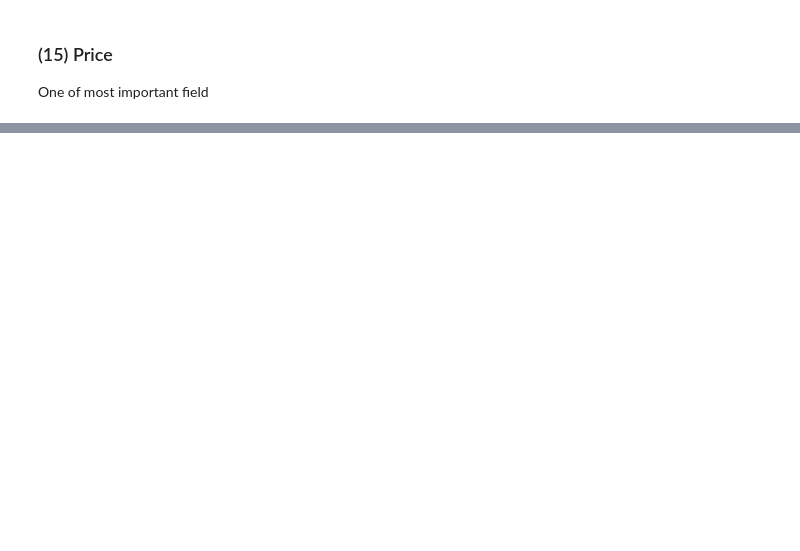
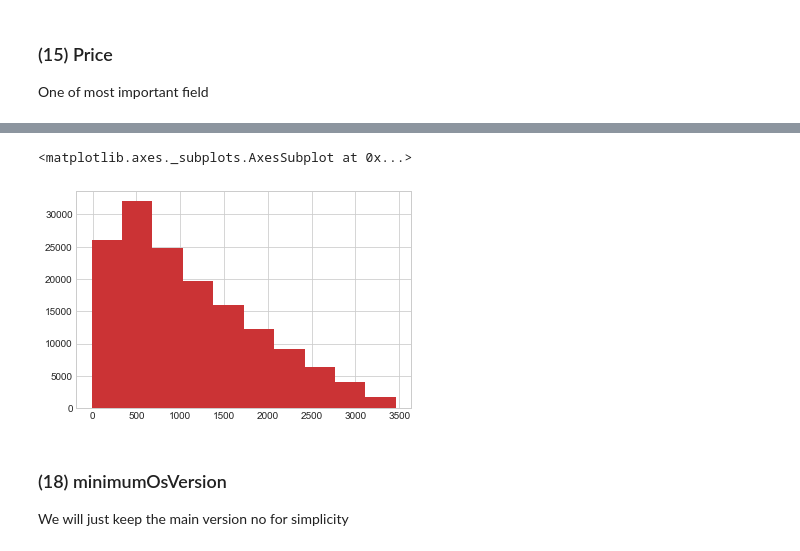
Before and after one commit to mebjas/app-store-analysis, a Jupyter notebook: notebooks/Preprocessing.ipynb, the cells around one changed output, grey strips where cells are left out. Drawn from its saved outputs; the diff is of its cells as text; code cells hidden in the pictures; blank space fills up the shorter version.

```diff
--- a/notebooks/Preprocessing.ipynb
+++ b/notebooks/Preprocessing.ipynb
@@ -358,0 +357,2 @@ data['price'] = df['price']
+# %%
+data['description'] = df.description
@@ -358,0 +369,2 @@ data['price'] = df['price']
+# %%
+data['isVppDeviceBasedLicensingEnabled'] = df.isVppDeviceBasedLicensingEnabled
@@ -358,0 +400,2 @@ data['price'] = df['price']
+# %%
+data['primaryGenreName'] = df.primaryGenreName
@@ -358,0 +405,16 @@ data['price'] = df['price']
+# %%
+# data['releaseDate'] = df.releaseDate
+from datetime import datetime
+def getAgeInDays(datestring):
+    return (datetime.now() - datetime.strptime(datestring, "%Y-%m-%dT%H:%M:%SZ")).days
+
+data['releaseDate'] = df.releaseDate
+data['ageInDays'] = df.releaseDate.apply(lambda x: getAgeInDays(x))
+# %%
+data['ageInDays'].hist()
+# %% [output]
+<matplotlib.axes._subplots.AxesSubplot at 0x...>
+[figure, added]
+# %% [markdown]
+### (18) minimumOsVersion
+We will just keep the main version no for simplicity
```
Also changed, not shown: parts of 45 cells of this notebook.
